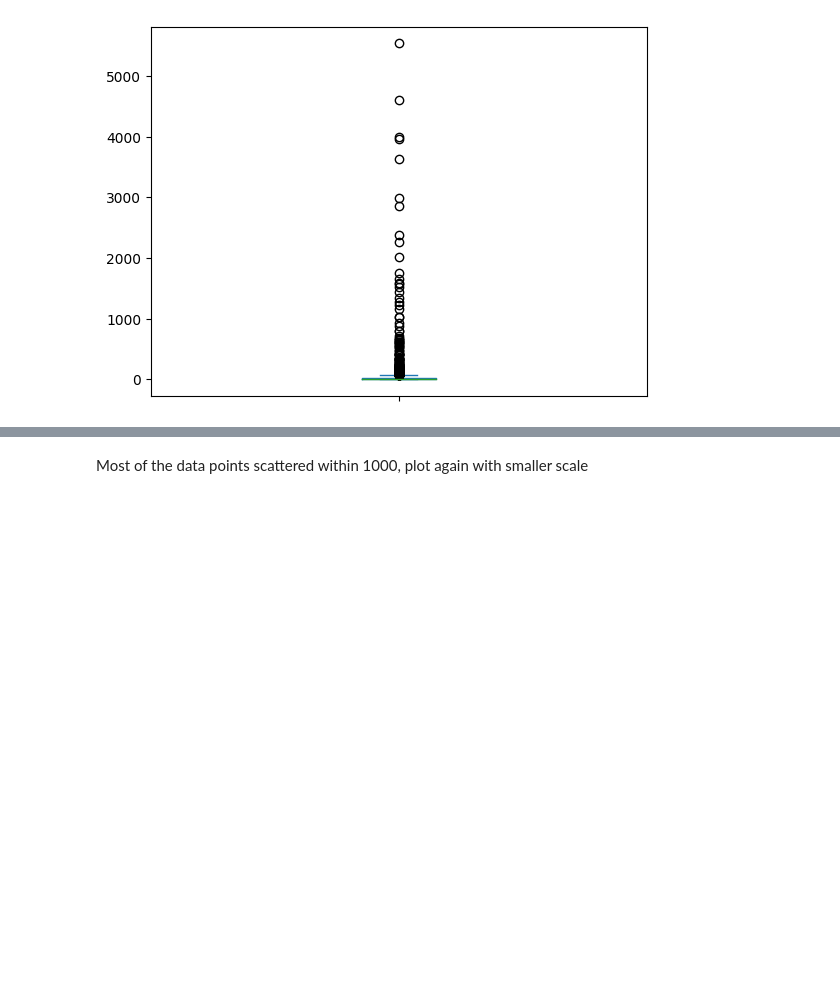
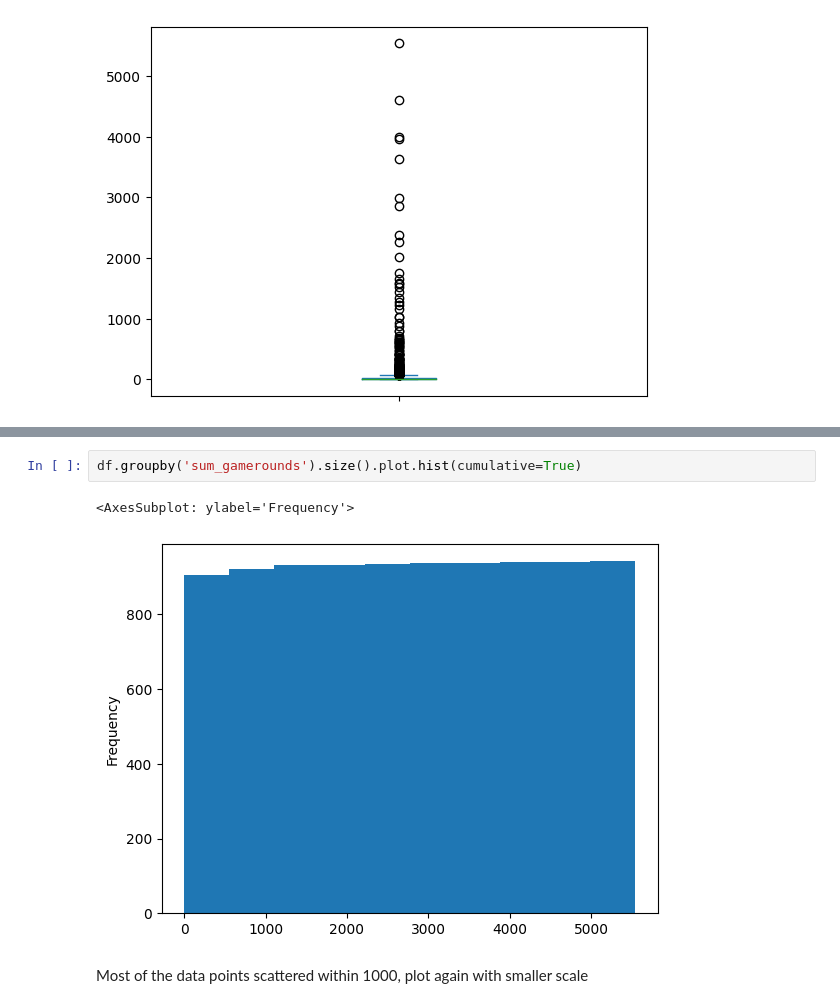
Before and after one commit to IanCEHwang/A-B-testing, a Jupyter notebook: Mobile Games AB testing_Cookie_Cats/EDA.ipynb, the cells around one changed output, grey strips where cells are left out. Cells and saved outputs as stored; diff of their text form; blank space fills up the shorter version.

```diff
--- a/Mobile Games AB testing_Cookie_Cats/EDA.ipynb
+++ b/Mobile Games AB testing_Cookie_Cats/EDA.ipynb
@@ -42,3 +62,8 @@ df.groupby('sum_gamerounds').size().plot.box()
+# %%
+df.groupby('sum_gamerounds').size().plot.hist(cumulative=True)
+# %% [output]
+<AxesSubplot: ylabel='Frequency'>
+[figure, added]
 # %% [markdown]
 Most of the data points scattered within 1000, plot again with smaller scale
 # %%
```
Also changed, not shown: parts of 8 cells of this notebook.
